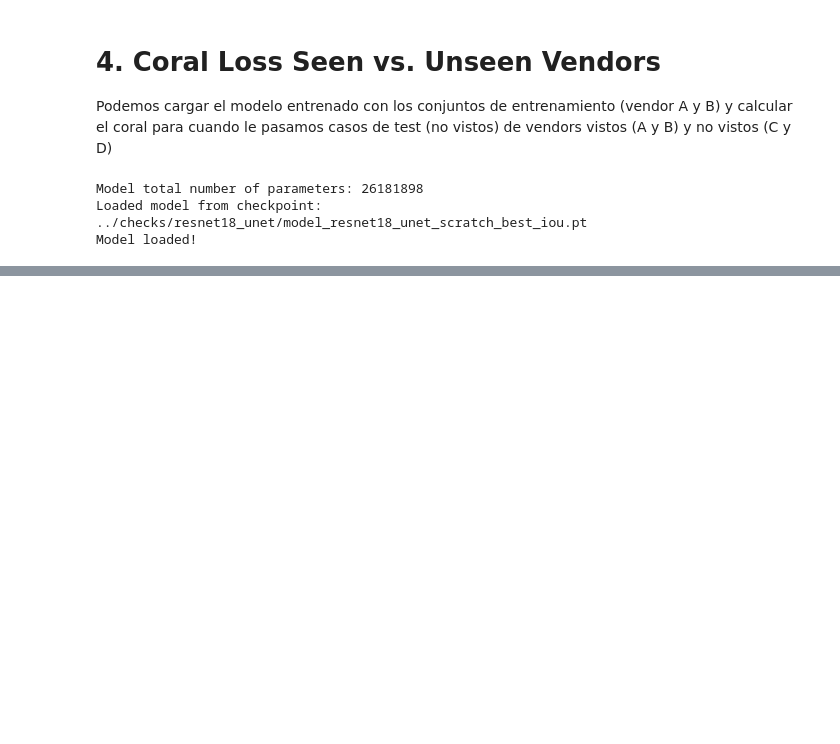
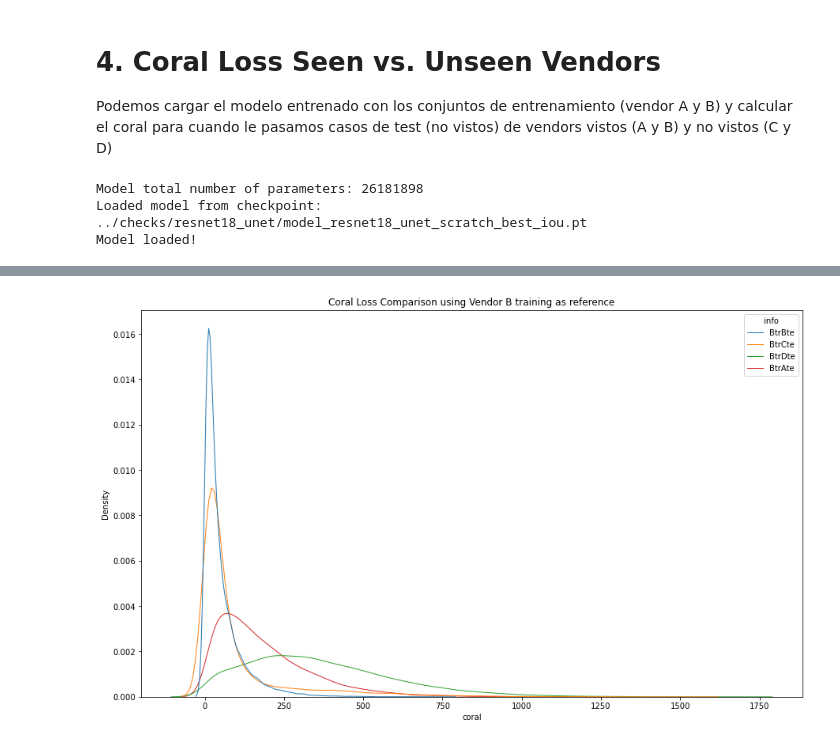
Before and after one commit to alalbiol/mnms_da, a Jupyter notebook: notebooks/mms2d_covariances.ipynb, the cells around one changed output, grey strips where cells are left out. Drawn from its saved outputs; the diff is of its cells as text; code cells hidden in the pictures; blank space fills up the shorter version.

```diff
--- a/notebooks/mms2d_covariances.ipynb
+++ b/notebooks/mms2d_covariances.ipynb
@@ -842,0 +821,18 @@ df_seen_unseen_coral = pd.concat([ df_AtrAte, df_AtrBtr, df_AtrBte, df_BtrBte, d
+# %%
+df_BtrBte = pd.DataFrame({'coral':all_corals["B_train_covs_vs_B_test_covs"], 'info':["BtrBte"]*len(all_corals["B_train_covs_vs_B_test_covs"])})
+df_BtrCte = pd.DataFrame({'coral':all_corals["B_train_covs_vs_C_test_covs"], 'info':["BtrCte"]*len(all_corals["B_train_covs_vs_C_test_covs"])})
+df_BtrDte = pd.DataFrame({'coral':all_corals["B_train_covs_vs_D_test_covs"], 'info':["BtrDte"]*len(all_corals["B_train_covs_vs_D_test_covs"])})
+df_BtrAte = pd.DataFrame({'coral':all_corals["A_test_covs_vs_B_train_covs"], 'info':["BtrAte"]*len(all_corals["A_test_covs_vs_B_train_covs"])})
+
+df_1_coral = pd.concat([ df_BtrBte, df_BtrCte, df_BtrDte, df_BtrAte ])
+
+plt.figure(figsize=(15,9))
+sns.kdeplot(
+   data=df_1_coral, x="coral", hue="info",
+   fill=False, common_norm=False, #palette="crest",
+   alpha=.5, linewidth=1,
+)
+plt.title("Coral Loss Comparison using Vendor B training as reference")
+plt.savefig("Btr.jpg", dpi=300)
+# %% [output]
+[figure, added]
```
Also changed, not shown: parts of 24 cells of this notebook, 7 other files.
